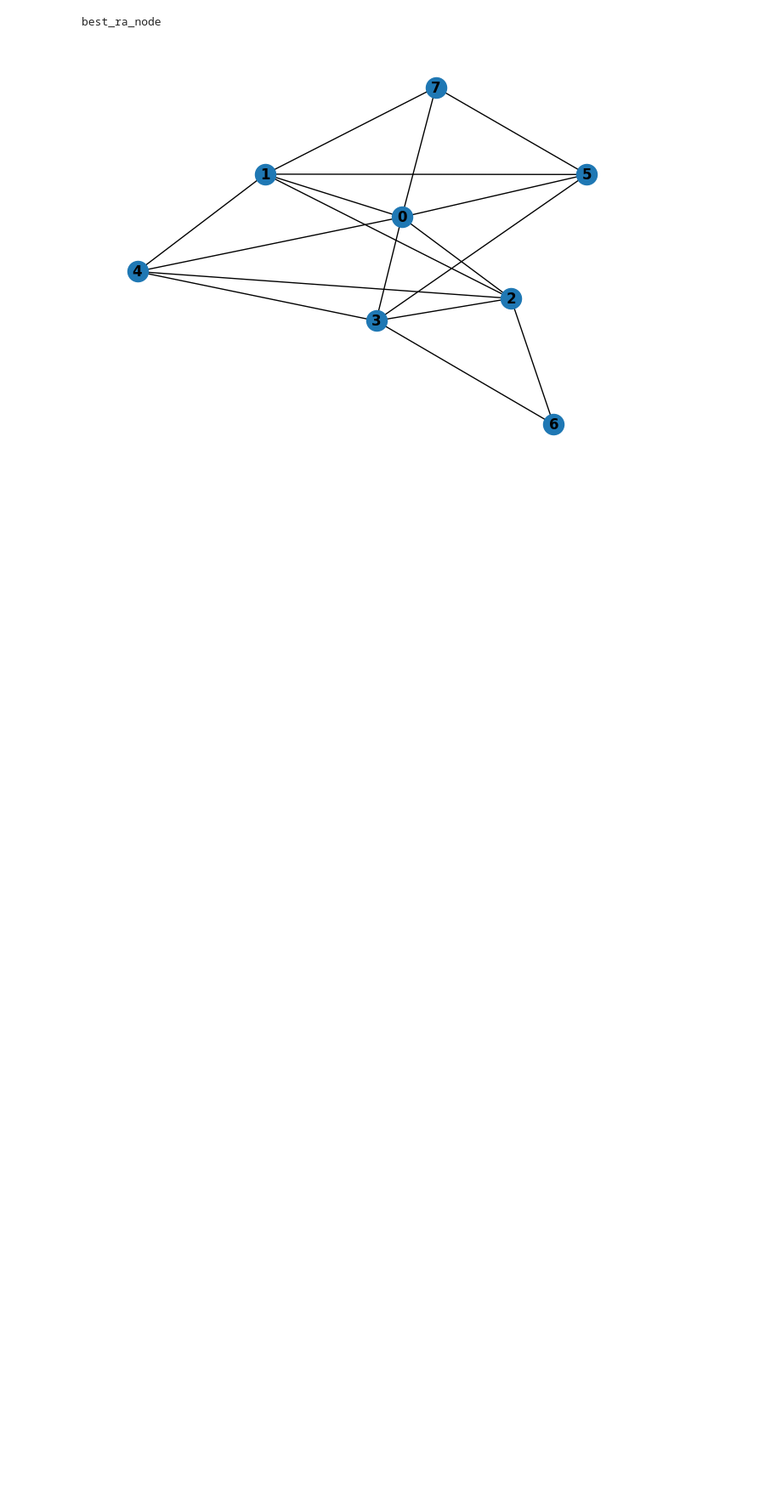
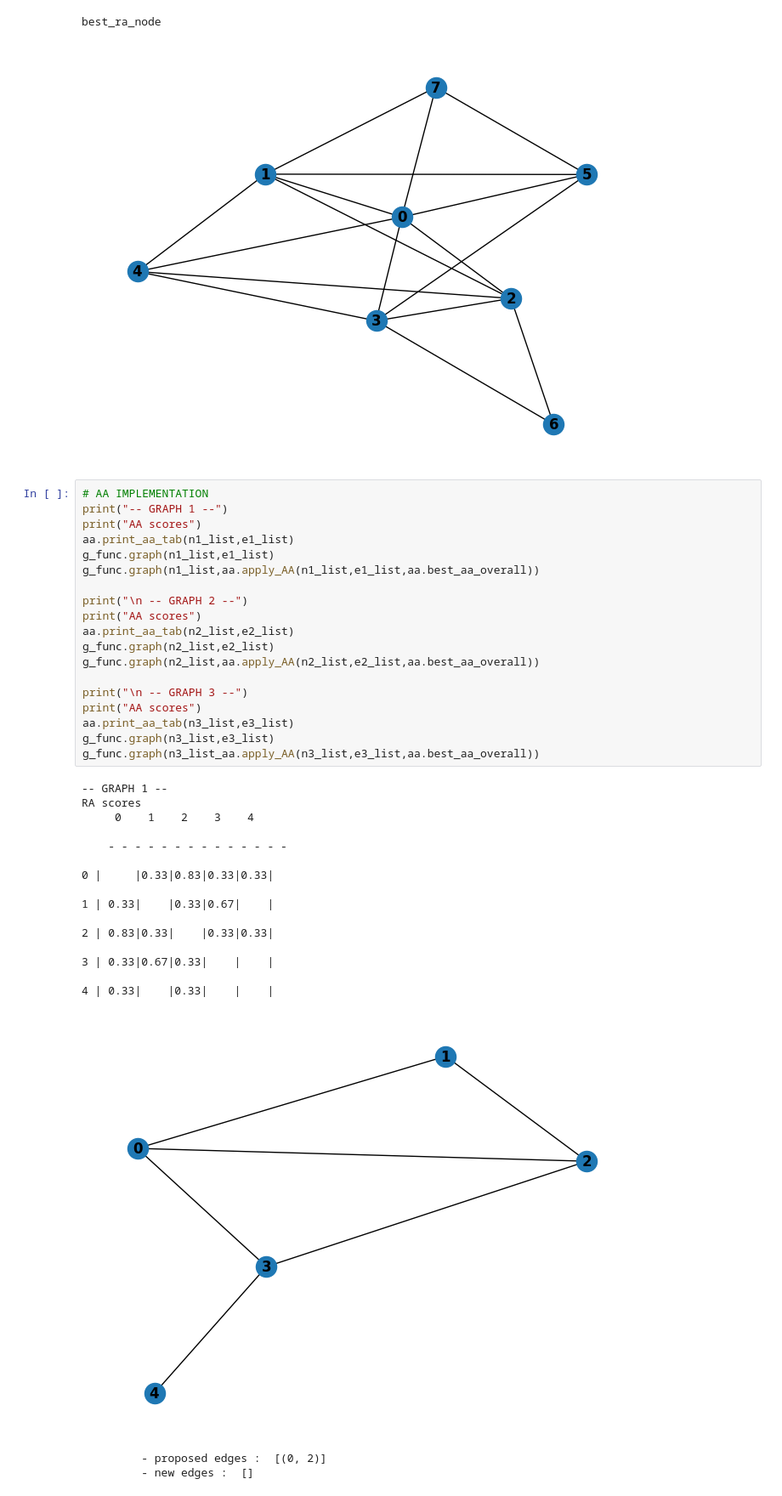
Before and after one commit to Ploenypp/PPI-L3, a Jupyter notebook: CN_RA_AA_implement.ipynb, the cells around one changed output. Shown at 85% size. Saved outputs shown, nothing was run; the diff lists cells and outputs as text; blank space fills up the shorter version.

```diff
--- a/CN_RA_implement.ipynb
+++ b/CN_RA_AA_implement.ipynb
@@ -337,3 +338,41 @@ best_ra_overall
 [figure]
 best_ra_node
 [figure]
+# %%
+# AA IMPLEMENTATION
+print("-- GRAPH 1 --")
+print("AA scores")
+aa.print_aa_tab(n1_list,e1_list)
+g_func.graph(n1_list,e1_list)
+g_func.graph(n1_list,aa.apply_AA(n1_list,e1_list,aa.best_aa_overall))
+
+print("\n -- GRAPH 2 --")
+print("AA scores")
+aa.print_aa_tab(n2_list,e2_list)
+g_func.graph(n2_list,e2_list)
+g_func.graph(n2_list,aa.apply_AA(n2_list,e2_list,aa.best_aa_overall))
+
+print("\n -- GRAPH 3 --")
+print("AA scores")
+aa.print_aa_tab(n3_list,e3_list)
+g_func.graph(n3_list,e3_list)
+g_func.graph(n3_list_aa.apply_AA(n3_list,e3_list,aa.best_aa_overall))
+# %% [output]
+-- GRAPH 1 --
+RA scores
+     0    1    2    3    4
+
+    - - - - - - - - - - - - - -
+
+0 |     |0.33|0.83|0.33|0.33|
+
+1 | 0.33|    |0.33|0.67|    |
+
+2 | 0.83|0.33|    |0.33|0.33|
+
+3 | 0.33|0.67|0.33|    |    |
+
+4 | 0.33|    |0.33|    |    |
+[figure, added]
+         - proposed edges :  [(0, 2)]
+         - new edges :  []
```
Also changed, not shown: parts of 2 cells of this notebook.
